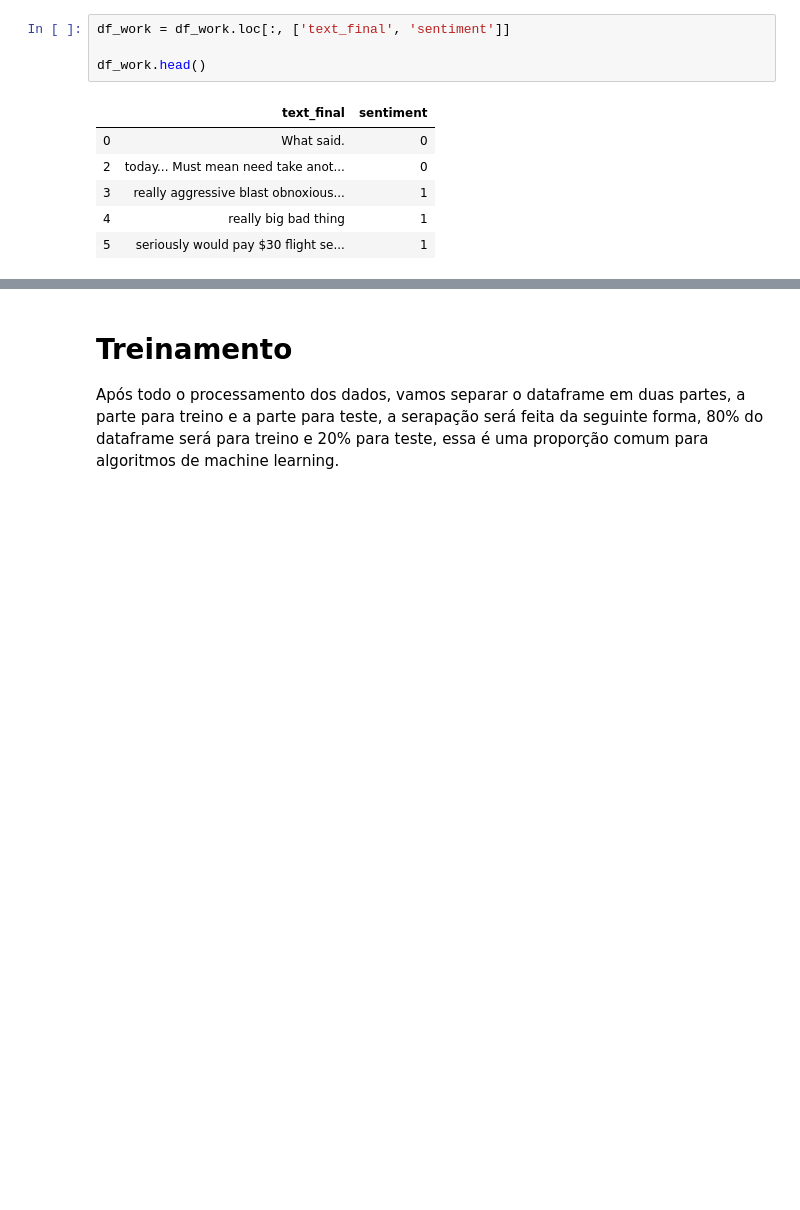
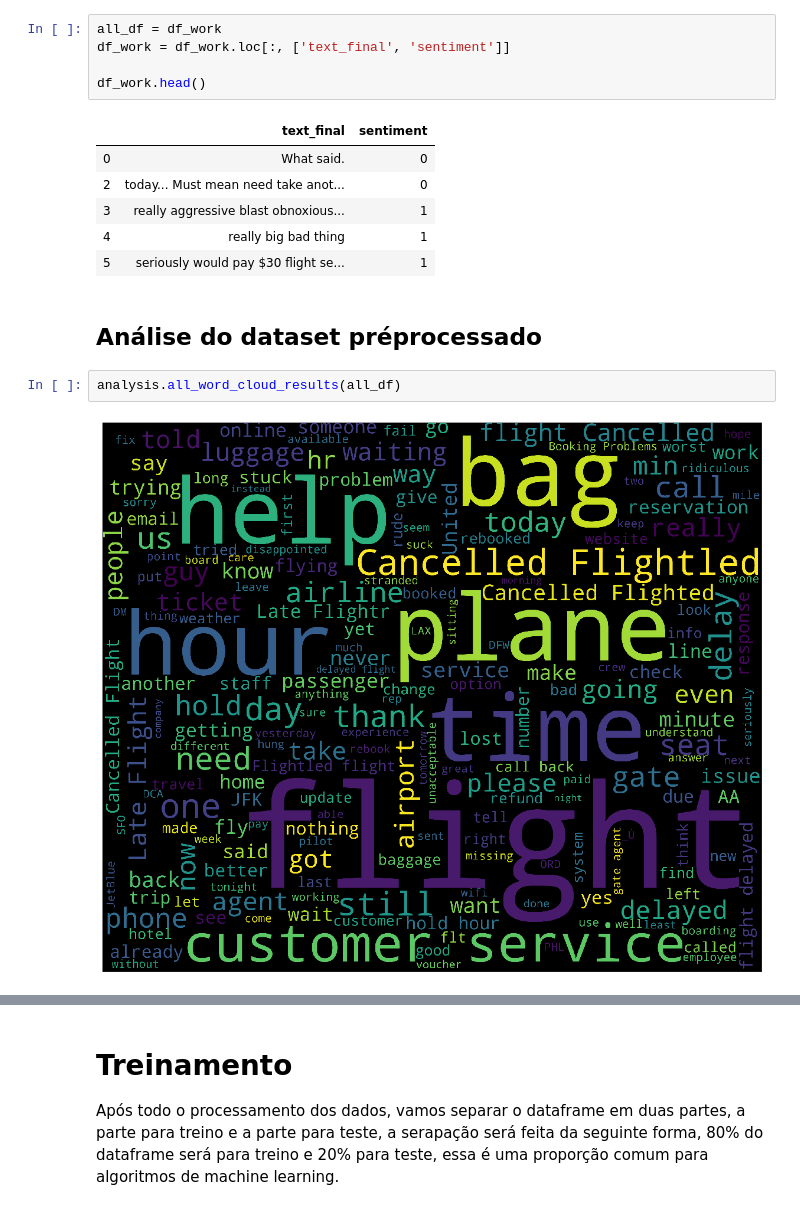
Before and after one commit to maurofloriano/cefet_ml, a Jupyter notebook: sentiment_analysis.ipynb, the cells around one changed output, grey strips where cells are left out. Cells and saved outputs as stored; diff of their text form; blank space fills up the shorter version.

```diff
--- a/sentiment_analysis.ipynb
+++ b/sentiment_analysis.ipynb
@@ -112,6 +112,7 @@ df_work[['text_final']].head()
 # %% [markdown]
 Após finalizar as alterações no dado, vamos criar nosso dataframe que vamos utilizar para o algoritmo, com os dados que modificamos nas etapas anteriores.
 # %%
+all_df = df_work
 df_work = df_work.loc[:, ['text_final', 'sentiment']]
 
 df_work.head()
@@ -122,3 +123,9 @@ df_work.head()
 | 3 | really aggressive blast obnoxious... | 1 |
 | 4 | really big bad thing | 1 |
 | 5 | seriously would pay $30 flight se... | 1 |
+# %% [markdown]
+## Análise do dataset préprocessado
+# %%
+analysis.all_word_cloud_results(all_df)
+# %% [output]
+[figure, added]
```
Also changed, not shown: parts of 35 cells of this notebook, 3 other files.
